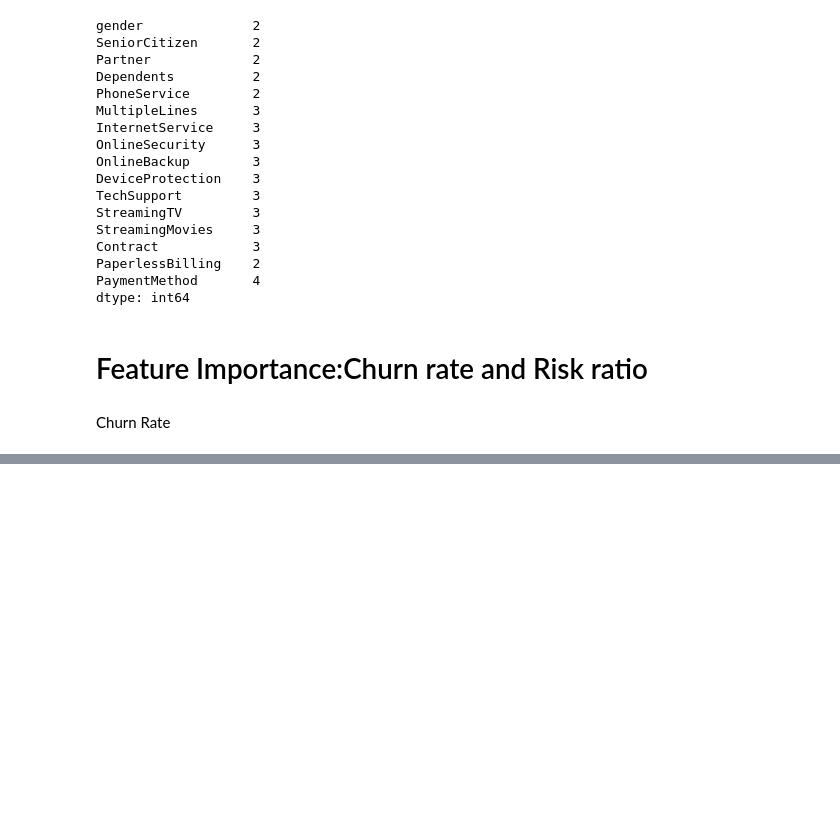
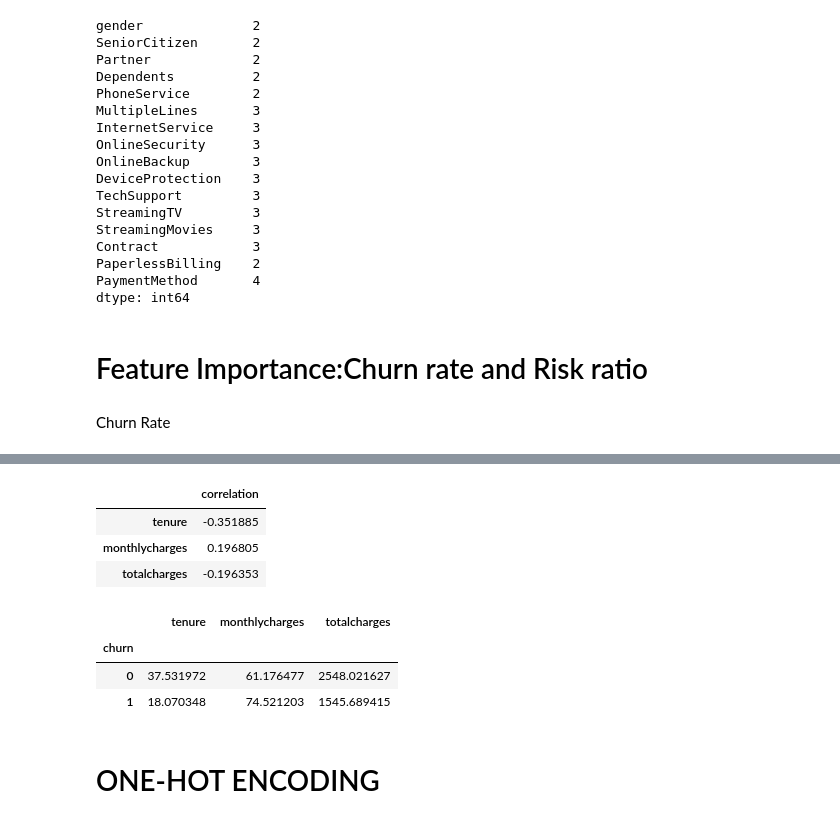
Before and after one commit to felicitymueni/Felicity-musau-Independent-project, a Jupyter notebook: FELICITY_CHURN_PREDICTION_PROJECT.ipynb, the cells around one changed output, grey strips where cells are left out. Cells and saved outputs as stored; diff of their text form; code cells hidden in the pictures; blank space fills up the shorter version.

```diff
--- a/FELICITY_CHURN_PREDICTION_PROJECT.ipynb
+++ b/FELICITY_CHURN_PREDICTION_PROJECT.ipynb
@@ -498,0 +410,16 @@ Name: Partner, dtype: int64
+# %%
+df_train_full[numerical].corrwith(df_train_full.churn).to_frame('correlation')#finding the correlation
+# %% [output]
+|  | correlation |
+| tenure | -0.351885 |
+| monthlycharges | 0.196805 |
+| totalcharges | -0.196353 |
+# %%
+df_train_full.groupby(by='churn')[numerical].mean()#mean after correlation
+# %% [output]
+|  | tenure | monthlycharges | totalcharges |
+| churn |  |  |  |
+| 0 | 37.531972 | 61.176477 | 2548.021627 |
+| 1 | 18.070348 | 74.521203 | 1545.689415 |
+# %% [markdown]
+# ONE-HOT ENCODING
```
Also changed, not shown: parts of 86 cells of this notebook.
